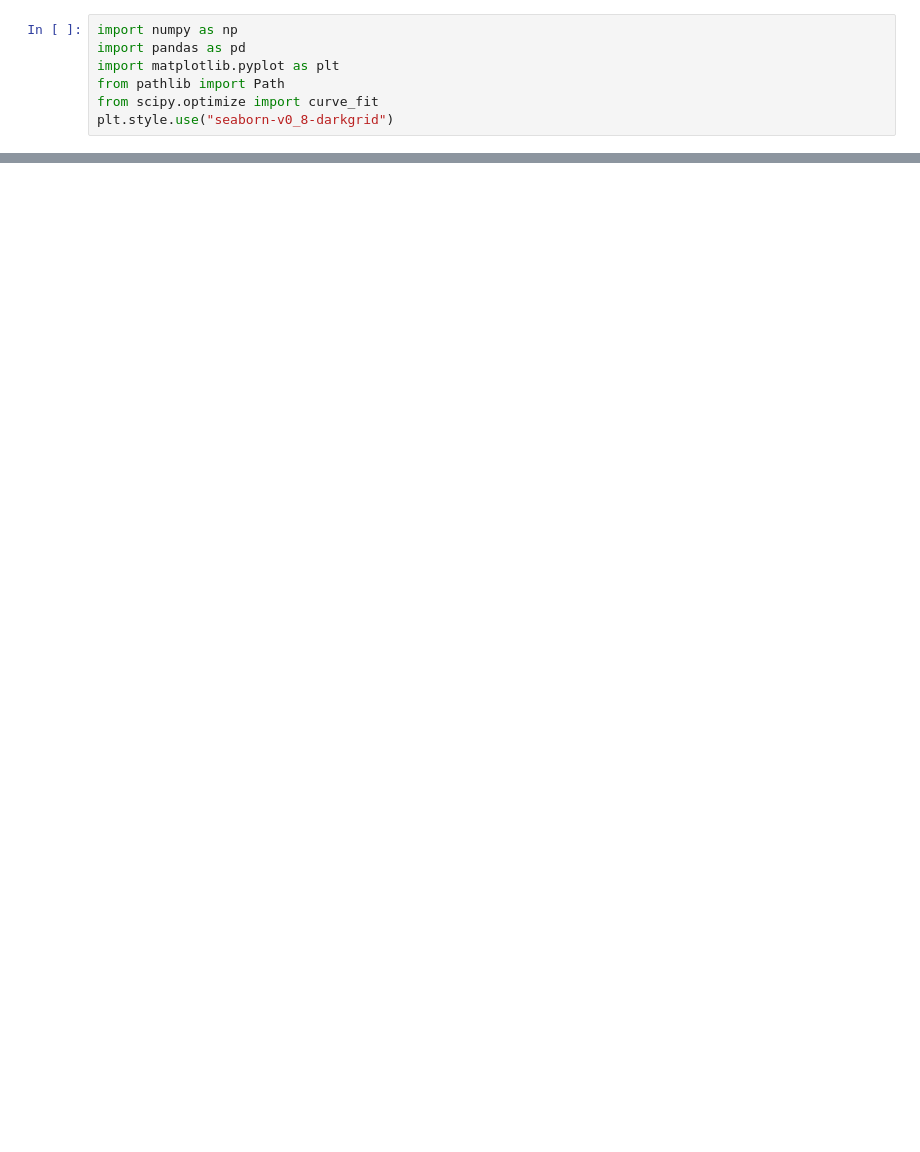
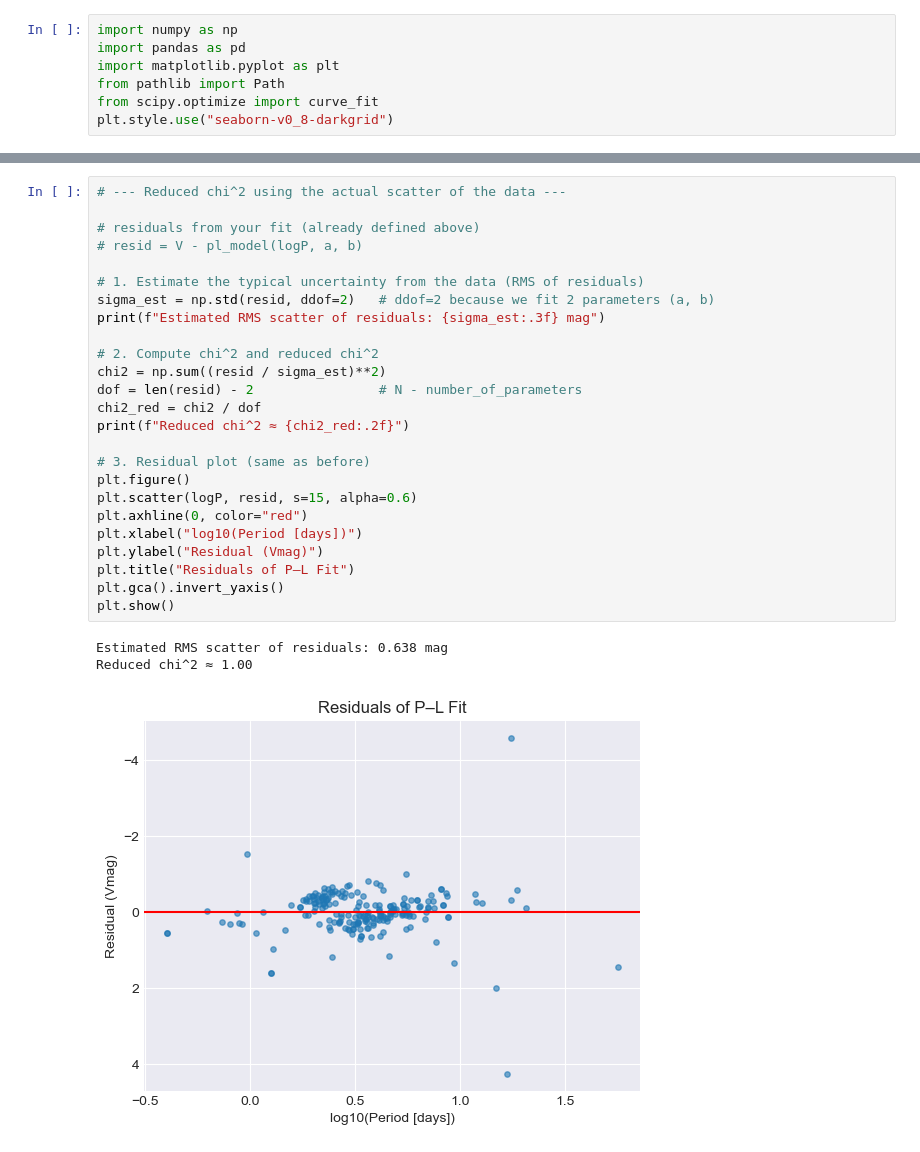
Before and after one commit to MUTEJIMMY/Astron1221_Project3_Cepheids_Abdirahman_Kyle, a Jupyter notebook: Project3_Cepheids.ipynb, the cells around one changed output, grey strips where cells are left out. Cells and saved outputs as stored; diff of their text form; blank space fills up the shorter version.

```diff
--- a/Project3_Cepheids.ipynb
+++ b/Project3_Cepheids.ipynb
@@ -162,0 +63,29 @@ Reduced chi^2 = 162.93
+# %%
+# --- Reduced chi^2 using the actual scatter of the data ---
+
+# residuals from your fit (already defined above)
+# resid = V - pl_model(logP, a, b)
+
+# 1. Estimate the typical uncertainty from the data (RMS of residuals)
+sigma_est = np.std(resid, ddof=2)   # ddof=2 because we fit 2 parameters (a, b)
+print(f"Estimated RMS scatter of residuals: {sigma_est:.3f} mag")
+
+# 2. Compute chi^2 and reduced chi^2
+chi2 = np.sum((resid / sigma_est)**2)
+dof = len(resid) - 2                # N - number_of_parameters
+chi2_red = chi2 / dof
+print(f"Reduced chi^2 ≈ {chi2_red:.2f}")
+
+# 3. Residual plot (same as before)
+plt.figure()
+plt.scatter(logP, resid, s=15, alpha=0.6)
+plt.axhline(0, color="red")
+plt.xlabel("log10(Period [days])")
+plt.ylabel("Residual (Vmag)")
+plt.title("Residuals of P–L Fit")
+plt.gca().invert_yaxis()
+plt.show()
+# %% [output]
+Estimated RMS scatter of residuals: 0.638 mag
+Reduced chi^2 ≈ 1.00
+[figure, added]
```
Also changed, not shown: parts of 10 cells of this notebook.
